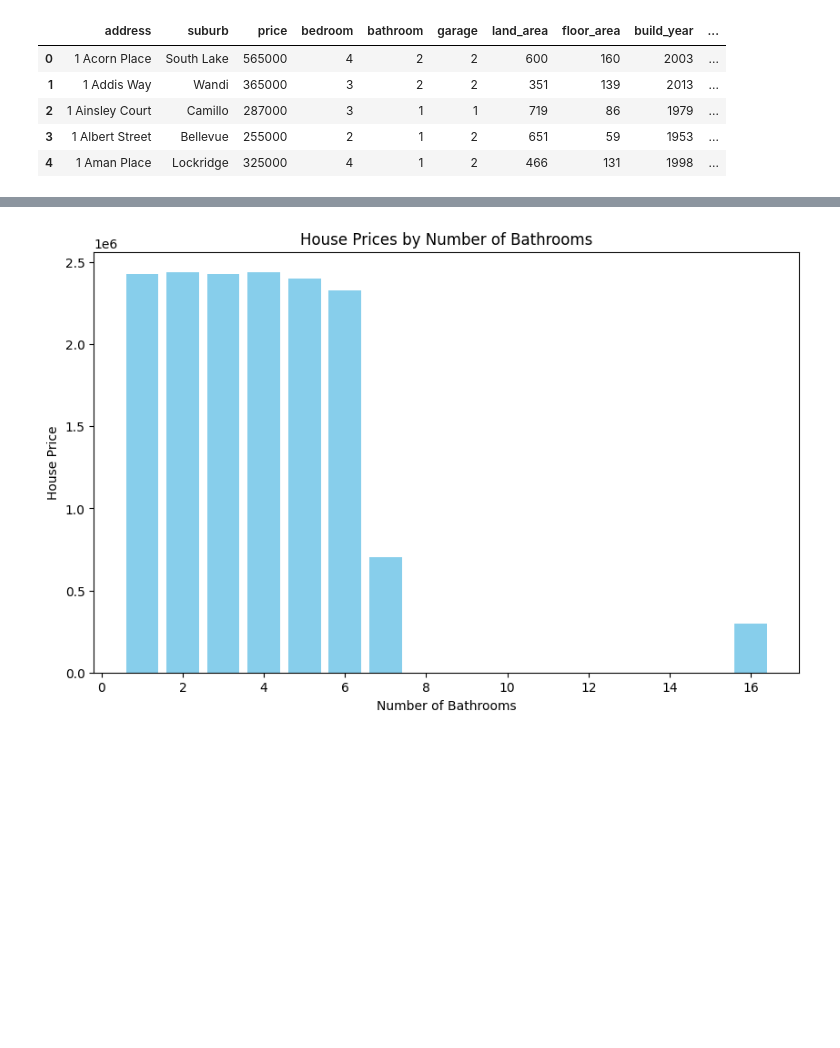
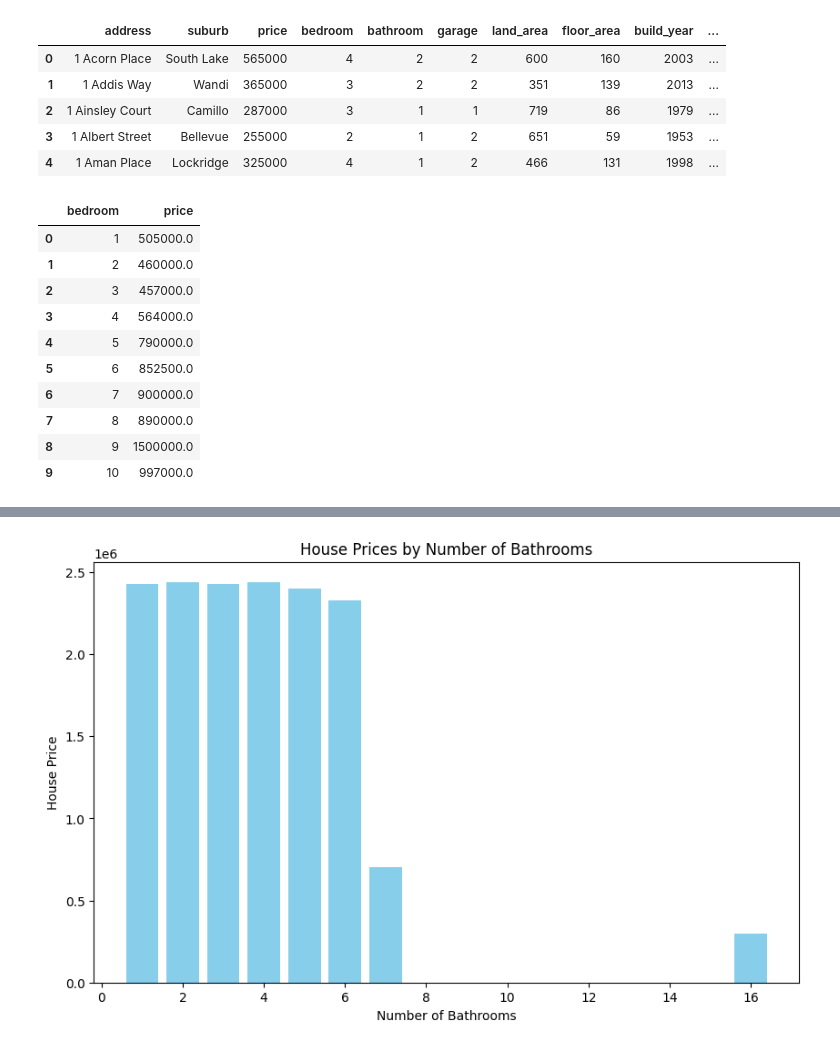
Before and after one commit to thenrymy/group-3-project3, a Jupyter notebook: property type stacked area chart.ipynb, the cells around one changed output, grey strips where cells are left out. Saved outputs shown, nothing was run; the diff lists cells and outputs as text; code cells hidden in the pictures; blank space fills up the shorter version.

```diff
--- a/property type stacked area chart.ipynb
+++ b/property type stacked area chart.ipynb
@@ -35,10 +35,20 @@ real_estate_data.head()
 | 4 | 1 Aman Place | Lockridge | 325000 | 4 | 1 | 2 | 466 | 131 | 1998 | ... |
 # %%
 # Calculate average house price
-grouped_df = perth_properties_data.groupby(['bedroom', 'bathroom', 'garage']).price.mean().reset_index()
-
-# Rename the columns for clarity
-grouped_df.rename(columns={'price': 'avg_price'}, inplace=True)
+average_price = perth_properties_data.groupby(['bedroom'])['price'].median().reset_index()
+average_price
+# %% [output]
+|  | bedroom | price |
+| 0 | 1 | 505000.0 |
+| 1 | 2 | 460000.0 |
+| 2 | 3 | 457000.0 |
+| 3 | 4 | 564000.0 |
+| 4 | 5 | 790000.0 |
+| 5 | 6 | 852500.0 |
+| 6 | 7 | 900000.0 |
+| 7 | 8 | 890000.0 |
+| 8 | 9 | 1500000.0 |
+| 9 | 10 | 997000.0 |
 # %%
 # Plot the bar chart
 plt.figure(figsize=(10, 6))
```
Also changed, not shown: parts of 5 cells of this notebook, 2 other files.
